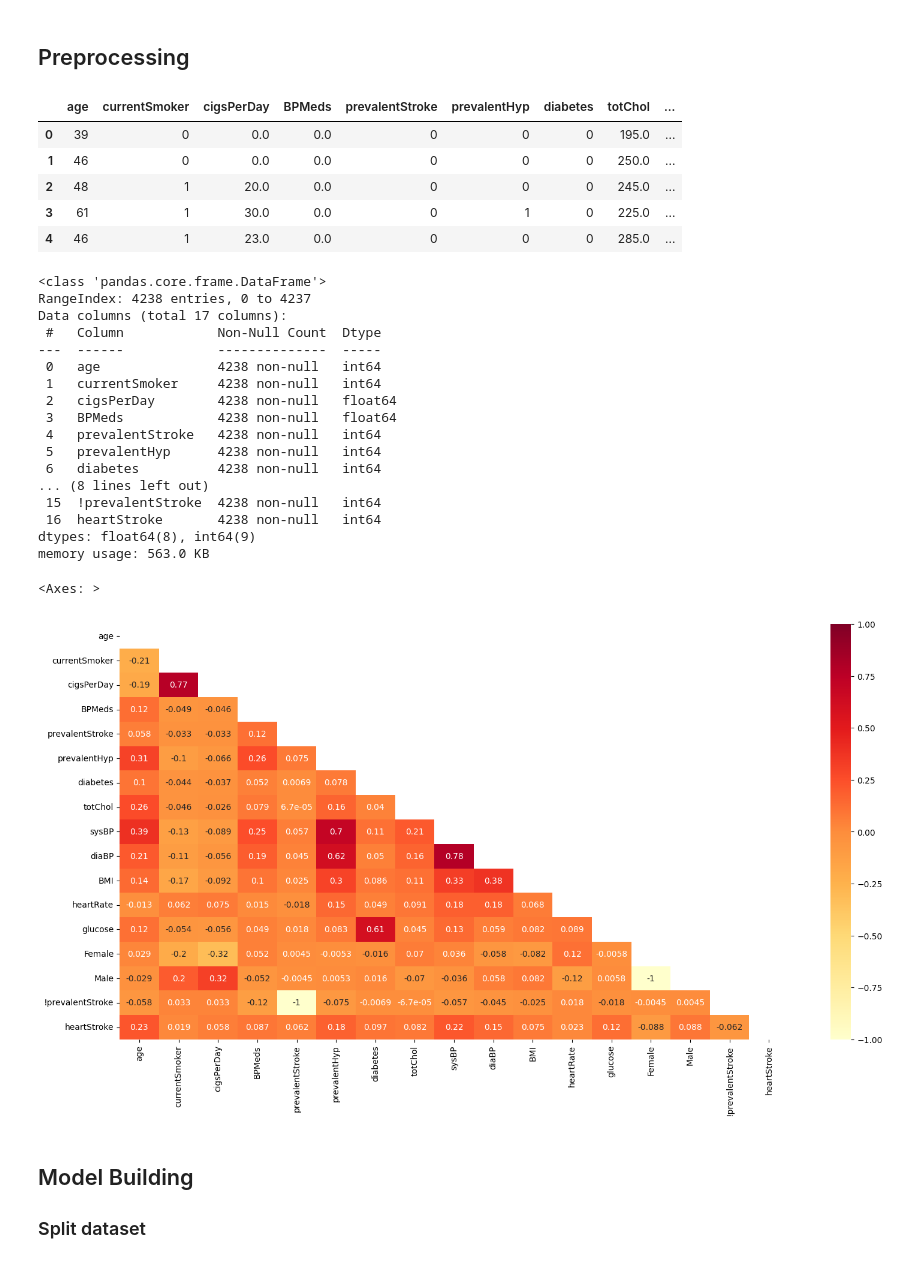
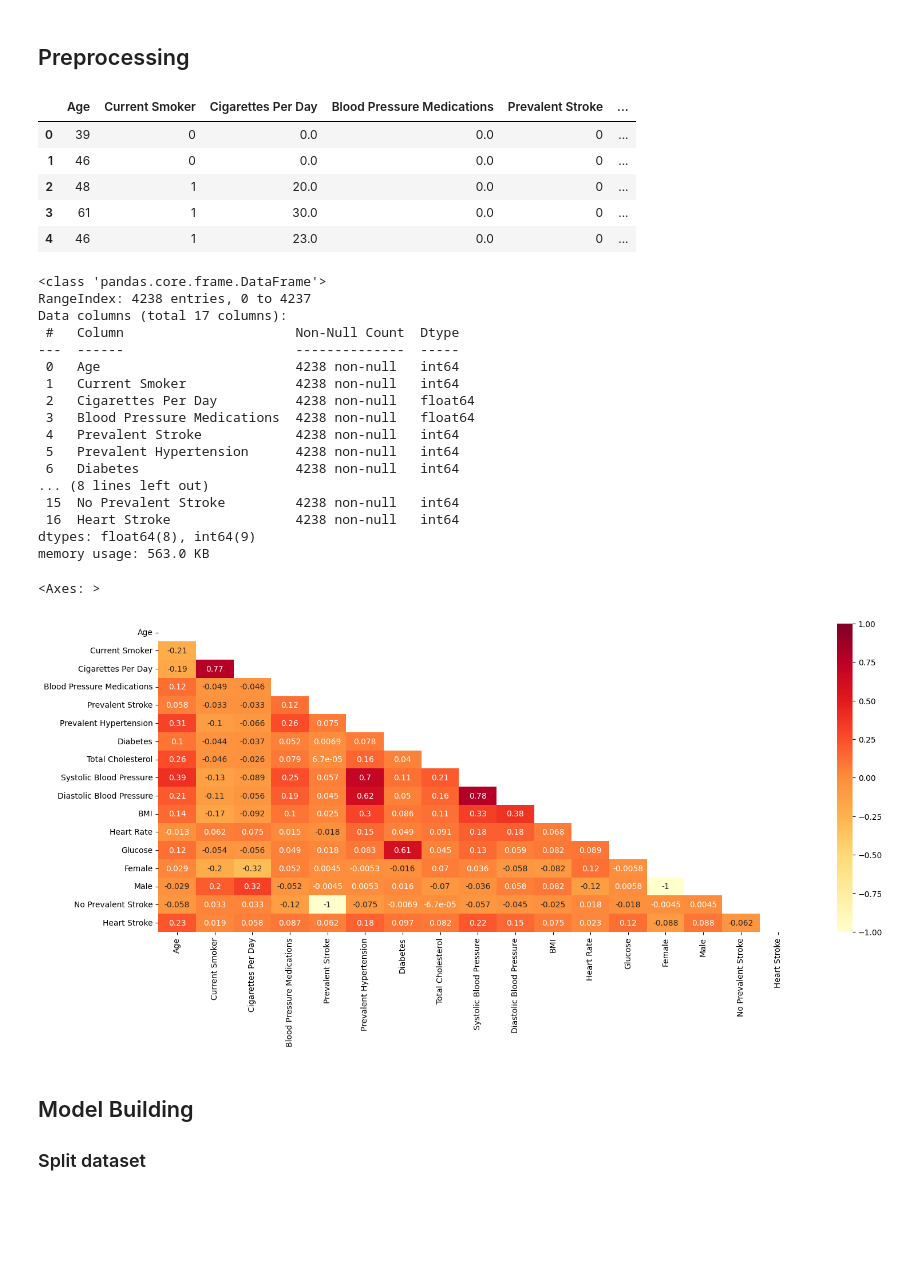
Before and after one commit to Elektroblade/cpsc499aml2024_final_project_team2_ditner_and_stobbe, a Jupyter notebook: cpsc499aml2024_final_project_team2_ditner_and_stobbe.ipynb, the cells around one changed output. Saved outputs shown, nothing was run; the diff lists cells and outputs as text; code cells hidden in the pictures; blank space fills up the shorter version.

Commit message:
Started polishing up final touches and adding visualization

```diff
--- a/cpsc499aml2024_final_project_team2_ditner_and_stobbe.ipynb
+++ b/cpsc499aml2024_final_project_team2_ditner_and_stobbe.ipynb
@@ -80,3 +29,9 @@ raw_data = pd.read_csv("data/heart_disease.csv", sep=',')
+# %%
+raw_data = pd.read_csv("data/heart_disease.csv", sep=',')
+raw_data = raw_data.rename(columns={"age": "Age", "education": "Education", "currentSmoker": "Current Smoker", "cigsPerDay": "Cigarettes Per Day",
+                                    "BPMeds": "Blood Pressure Medications", "prevalentStroke": "Prevalent Stroke", "prevalentHyp": "Prevalent Hypertension",
+                                    "diabetes": "Diabetes", "totChol": "Total Cholesterol", "sysBP": "Systolic Blood Pressure", "diaBP": "Diastolic Blood Pressure",
+                                    "heartRate": "Heart Rate", "glucose": "Glucose"})
 # %%
 raw_data.head()
 # %% [output]
@@ -179,22 +134,22 @@ class TransformEncoder(BaseEstimator, TransformerMixin):
         X['Male'] = X['Male'].astype('int64')
 
         # Encode "prevalentStroke"
-        column_names = ["!prevalentStroke", "prevalentStroke"]
-        one_hot_matrix = one_hot_encoder.fit_transform(X[['prevalentStroke']]).toarray()
+        column_names = ["No Prevalent Stroke", "Prevalent Stroke"]
+        one_hot_matrix = one_hot_encoder.fit_transform(X[['Prevalent Stroke']]).toarray()
         for i in range(len(one_hot_matrix.T)):
             X[column_names[i]] = one_hot_matrix.T[i]
 
-        X['prevalentStroke'] = X['prevalentStroke'].astype('int64')
-        X['!prevalentStroke'] = X['!prevalentStroke'].astype('int64')
+        X['Prevalent Stroke'] = X['Prevalent Stroke'].astype('int64')
+        X['No Prevalent Stroke'] = X['No Prevalent Stroke'].astype('int64')
 
         # Encode "Heart_ stroke"
-        column_names = ["!heartStroke", "heartStroke"]
+        column_names = ["No Heart Stroke", "Heart Stroke"]
         one_hot_matrix = one_hot_encoder.fit_transform(X[['Heart_ stroke']]).toarray()
         for i in range(len(one_hot_matrix.T)):
             X[column_names[i]] = one_hot_matrix.T[i]
 
-        X['!heartStroke'] = X['!heartStroke'].astype('int64')
-        X['heartStroke'] = X['heartStroke'].astype('int64')
+        X['No Heart Stroke'] = X['No Heart Stroke'].astype('int64')
+        X['Heart Stroke'] = X['Heart Stroke'].astype('int64')
 
         return X
 # %%
@@ -210,12 +165,12 @@ class TransformImputer(BaseEstimator, TransformerMixin):
     def transform(self, X, y=None):
         simpleImputer1 = SimpleImputer(strategy="mean") # Strategy: fill null values in with mean values
         simpleImputer2 = SimpleImputer(strategy="most_frequent") # Strategy: majority vote
-        X["cigsPerDay"] = simpleImputer1.fit_transform(X[["cigsPerDay"]]) # Fill null 'cigsPerDay' values with mean
-        X["BPMeds"] = simpleImputer1.fit_transform(X[["BPMeds"]]) # Fill null 'BPMeds' values with mean
-        X["totChol"] = simpleImputer1.fit_transform(X[["totChol"]]) # Fill null 'totChol' values with mean
+        X["Cigarettes Per Day"] = simpleImputer1.fit_transform(X[["Cigarettes Per Day"]]) # Fill null 'cigsPerDay' values with mean
+        X["Blood Pressure Medications"] = simpleImputer1.fit_transform(X[["Blood Pressure Medications"]]) # Fill null 'BPMeds' values with mean
+        X["Total Cholesterol"] = simpleImputer1.fit_transform(X[["Total Cholesterol"]]) # Fill null 'totChol' values with mean
         X["BMI"] = simpleImputer1.fit_transform(X[["BMI"]]) # Fill null 'BMI' values with mean
-        X["heartRate"] = simpleImputer1.fit_transform(X[["heartRate"]]) # Fill null 'heartRate' values with mean
-        X["glucose"] = simpleImputer1.fit_transform(X[["glucose"]]) # Fill null 'glucose' values with mean
+        X["Heart Rate"] = simpleImputer1.fit_transform(X[["Heart Rate"]]) # Fill null 'heartRate' values with mean
+        X["Glucose"] = simpleImputer1.fit_transform(X[["Glucose"]]) # Fill null 'glucose' values with mean
         return X
 # %%
 class TransformDropper(BaseEstimator, TransformerMixin):
@@ -228,7 +183,7 @@ class TransformDropper(BaseEstimator, TransformerMixin):
 
     # Drop the specified columns (not rows, hence axis=1):
     def transform(self, X, y=None):
-        return X.drop(["education", "Gender", "!heartStroke", "Heart_ stroke"], axis=1, errors="ignore")
+        return X.drop(["Education", "Gender", "No Heart Stroke", "Heart_ stroke"], axis=1, errors="ignore")
 # %%
 from sklearn.pipeline import Pipeline
 
@@ -239,39 +194,39 @@ clean_data = Pipeline([("transform_encoder", TransformEncoder()),
 cleaned_data = clean_data.fit_transform(raw_data)
 cleaned_data.head()
 # %% [output]
-|  | age | currentSmoker | cigsPerDay | BPMeds | prevalentStroke | prevalentHyp | diabetes | totChol | ... |
-| 0 | 39 | 0 | 0.0 | 0.0 | 0 | 0 | 0 | 195.0 | ... |
-| 1 | 46 | 0 | 0.0 | 0.0 | 0 | 0 | 0 | 250.0 | ... |
-| 2 | 48 | 1 | 20.0 | 0.0 | 0 | 0 | 0 | 245.0 | ... |
-| 3 | 61 | 1 | 30.0 | 0.0 | 0 | 1 | 0 | 225.0 | ... |
-| 4 | 46 | 1 | 23.0 | 0.0 | 0 | 0 | 0 | 285.0 | ... |
+|  | Age | Current Smoker | Cigarettes Per Day | Blood Pressure Medications | Prevalent Stroke | ... |
+| 0 | 39 | 0 | 0.0 | 0.0 | 0 | ... |
+| 1 | 46 | 0 | 0.0 | 0.0 | 0 | ... |
+| 2 | 48 | 1 | 20.0 | 0.0 | 0 | ... |
+| 3 | 61 | 1 | 30.0 | 0.0 | 0 | ... |
+| 4 | 46 | 1 | 23.0 | 0.0 | 0 | ... |
 # %%
 cleaned_data.info()
 # %% [output]
 <class 'pandas.core.frame.DataFrame'>
 RangeIndex: 4238 entries, 0 to 4237
 Data columns (total 17 columns):
- #   Column            Non-Null Count  Dtype
----  ------            --------------  -----
- 0   age               4238 non-null   int64
- 1   currentSmoker     4238 non-null   int64
- 2   cigsPerDay        4238 non-null   float64
- 3   BPMeds            4238 non-null   float64
- 4   prevalentStroke   4238 non-null   int64
- 5   prevalentHyp      4238 non-null   int64
- 6   diabetes          4238 non-null   int64
+ #   Column                      Non-Null Count  Dtype
+---  ------                      --------------  -----
+ 0   Age                         4238 non-null   int64
+ 1   Current Smoker              4238 non-null   int64
+ 2   Cigarettes Per Day          4238 non-null   float64
+ 3   Blood Pressure Medications  4238 non-null   float64
+ 4   Prevalent Stroke            4238 non-null   int64
+ 5   Prevalent Hypertension      4238 non-null   int64
+ 6   Diabetes                    4238 non-null   int64
 ... (8 lines left out)
- 15  !prevalentStroke  4238 non-null   int64
- 16  heartStroke       4238 non-null   int64
+ 15  No Prevalent Stroke         4238 non-null   int64
+ 16  Heart Stroke                4238 non-null   int64
 dtypes: float64(8), int64(9)
 memory usage: 563.0 KB
 # %%
 mask = np.triu(np.ones_like(cleaned_data.corr(numeric_only=True)))
-plt.figure(figsize=(18,9))
+plt.figure(figsize=(18,7))
 sns.heatmap(cleaned_data.corr(numeric_only=True), cmap="YlOrRd", annot=True, mask=mask, vmin=-1, vmax=1)
 # %% [output]
 <Axes: >
-[figure, old version]
+[figure, new version]
 # %% [markdown]
 ## Model Building
 ### Split dataset
```
Also changed, not shown: parts of 28 cells of this notebook, 4 other files.
